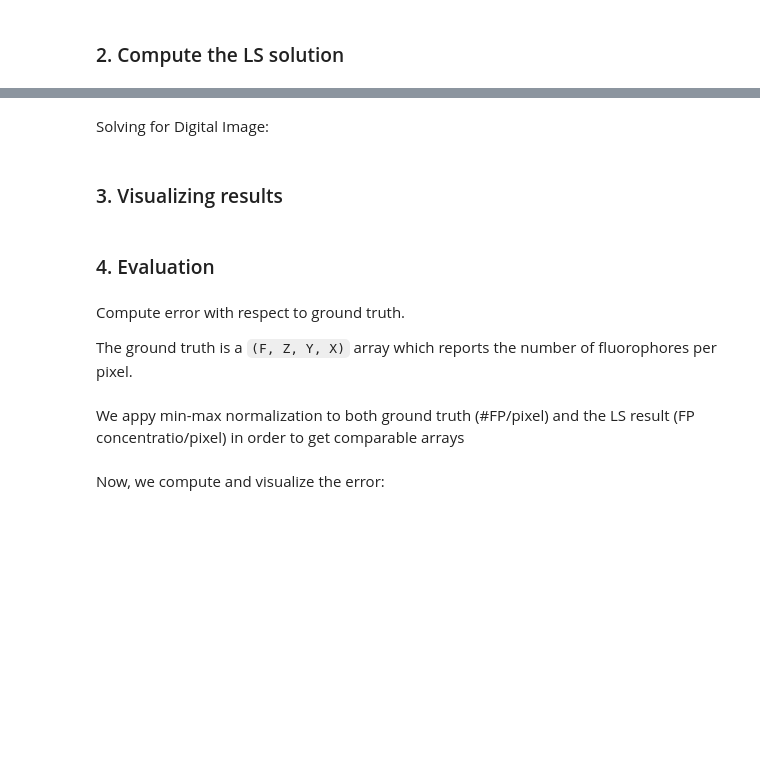
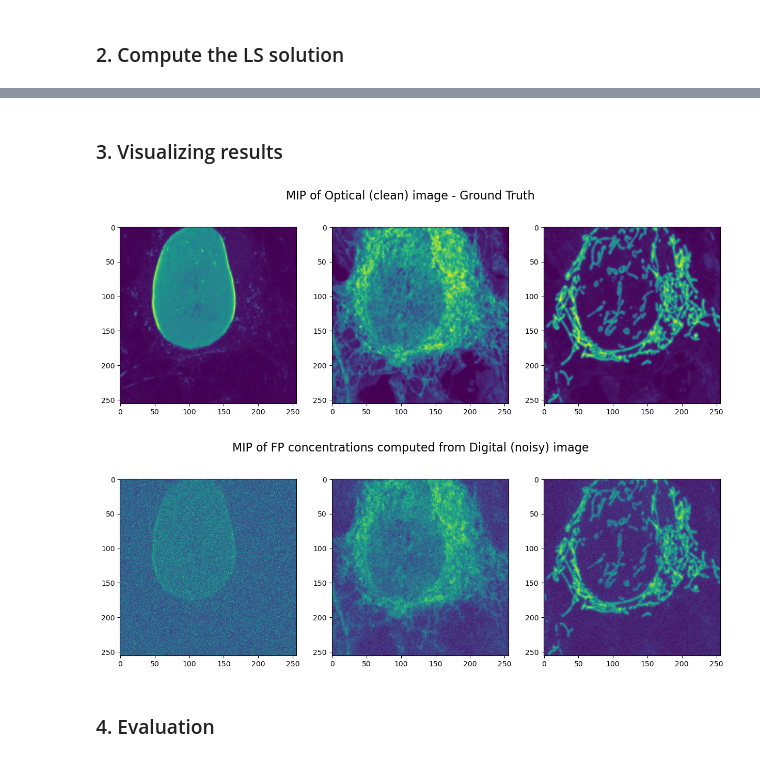
Before and after one commit to federico-carrara/linear_unmixing, a Jupyter notebook: microscopy_unmixing.ipynb, the cells around one changed output, grey strips where cells are left out. Cells and saved outputs as stored; diff of their text form; code cells hidden in the pictures; blank space fills up the shorter version.

Commit message:
feat: evaluation against ground truth (optical) microscopy image
* changed code for plotting evaluation

* changed microscopy_unmixing notebook to reflect changes

```diff
--- a/microscopy_unmixing.ipynb
+++ b/microscopy_unmixing.ipynb
@@ -137,2 +155,0 @@ fp_conc_opt_img = lstsq_fit(mixed_opt_img, fp_ref_matrix)
-# %% [markdown]
-Solving for Digital Image:
@@ -141,33 +156,46 @@ fp_conc_digital_img = lstsq_fit(mixed_digital_img, fp_ref_matrix)
 # %% [markdown]
 ### 3. Visualizing results
+# %%
+# Load GT (unmixed optical image)
+fluor1_gt_img = tiff.imread(os.path.join(DATA_DIR, "imgs/optical_fluor1_gt.tif"))
+fluor2_gt_img = tiff.imread(os.path.join(DATA_DIR, "imgs/optical_fluor2_gt.tif"))
+fluor3_gt_img = tiff.imread(os.path.join(DATA_DIR, "imgs/optical_fluor3_gt.tif"))
+
+# Add channel dimension
+fluor1_gt_img = fluor1_gt_img[np.newaxis, ...]
+fluor2_gt_img = fluor2_gt_img[np.newaxis, ...]
+fluor3_gt_img = fluor3_gt_img[np.newaxis, ...]
+# %%
+# Get downsclaed GT
+try:
+    downscaling = int(sim_metadata["downscale"])
+except:
+    downscaling = 2
+fluor1_gt_img_downsc = coarsen_img(fluor1_gt_img, downscaling)
+fluor2_gt_img_downsc = coarsen_img(fluor2_gt_img, downscaling)
+fluor3_gt_img_downsc = coarsen_img(fluor3_gt_img, downscaling)
 # %%
 import matplotlib.pyplot as plt
 
 fig, ax = plt.subplots(1, 3, figsize=(15, 5))
-fig.suptitle("MIP of FP concentrations computed from Optical (clean) image", fontsize=16)
-if load_mip:
-    ax[0].imshow(fp_conc_opt_img[0, :, :])
-    ax[1].imshow(fp_conc_opt_img[1, :, :])
-    ax[2].imshow(fp_conc_opt_img[2, :, :])
-else:
-    ax[0].imshow(fp_conc_opt_img.max(axis=1)[0, :, :])
-    ax[1].imshow(fp_conc_opt_img.max(axis=1)[1, :, :])
-    ax[2].imshow(fp_conc_opt_img.max(axis=1)[2, :, :])
+fig.suptitle("MIP of Optical (clean) image - Ground Truth", fontsize=16)
+ax[0].imshow(fluor1_gt_img_downsc.max(axis=1)[0, ...])
+ax[1].imshow(fluor2_gt_img_downsc.max(axis=1)[0, ...])
+ax[2].imshow(fluor3_gt_img_downsc.max(axis=1)[0, ...])
 
 
 fig, ax = plt.subplots(1, 3, figsize=(15, 5))
 fig.suptitle("MIP of FP concentrations computed from Digital (noisy) image", fontsize=16)
 if load_mip:
-    ax[0].imshow(fp_conc_digital_img[0, :, :])
-    ax[1].imshow(fp_conc_digital_img[1, :, :])
-    ax[2].imshow(fp_conc_digital_img[2, :, :])
+    ax[0].imshow(fp_conc_img[0, :, :])
+    ax[1].imshow(fp_conc_img[1, :, :])
+    ax[2].imshow(fp_conc_img[2, :, :])
 else:
-    ax[0].imshow(fp_conc_digital_img.max(axis=1)[0, :, :])
-    ax[1].imshow(fp_conc_digital_img.max(axis=1)[1, :, :])
-    ax[2].imshow(fp_conc_digital_img.max(axis=1)[2, :, :])
+    ax[0].imshow(fp_conc_img.max(axis=1)[0, :, :])
+    ax[1].imshow(fp_conc_img.max(axis=1)[1, :, :])
+    ax[2].imshow(fp_conc_img.max(axis=1)[2, :, :])
+# %% [output]
+[figure, added]
+[figure, added]
 # %% [markdown]
 ### 4. Evaluation
-# %% [markdown]
-Compute error with respect to ground truth.
-
-The ground truth is a `(F, Z, Y, X)` array which reports the number of fluorophores per pixel.
@@ -188,2 +201,0 @@ ax[2].imshow(gt_img_downsc.max(axis=1)[2, :, :])
-# %% [markdown]
-We appy min-max normalization to both ground truth (#FP/pixel) and the LS result (FP concentratio/pixel) in order to get comparable arrays
@@ -202,2 +201,0 @@ norm_gt_img_downsc = channel_wise_norm(gt_img_downsc)
-# %% [markdown]
-Now, we compute and visualize the error:
```
Also changed, not shown: parts of 17 cells of this notebook, 2 other files.
